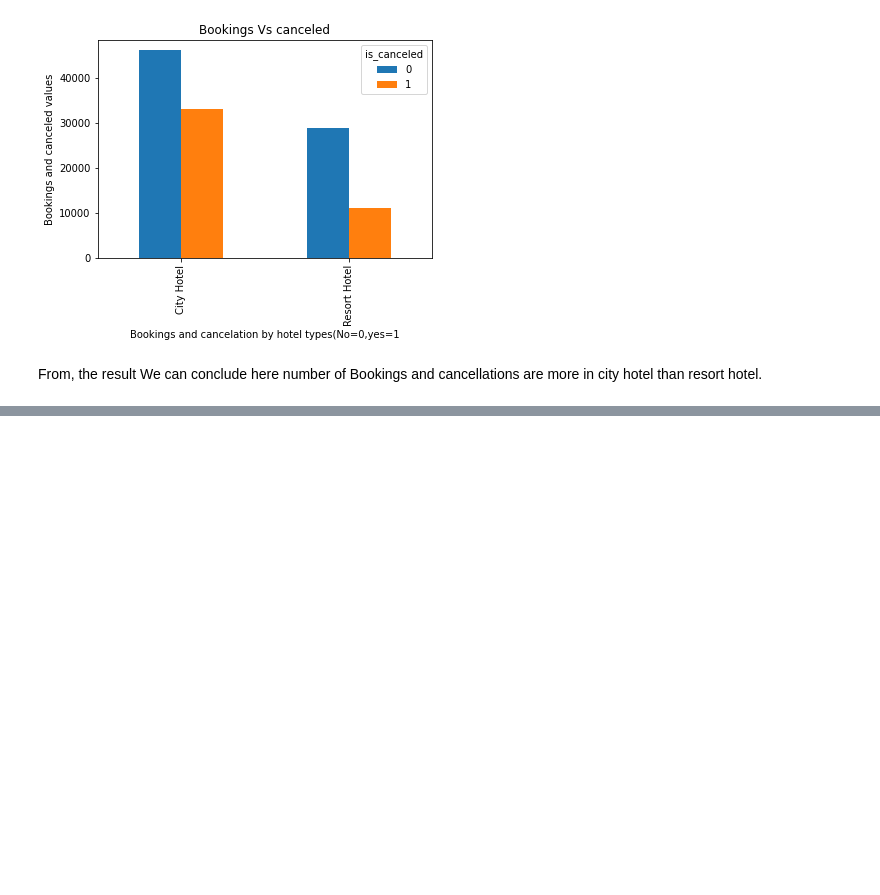
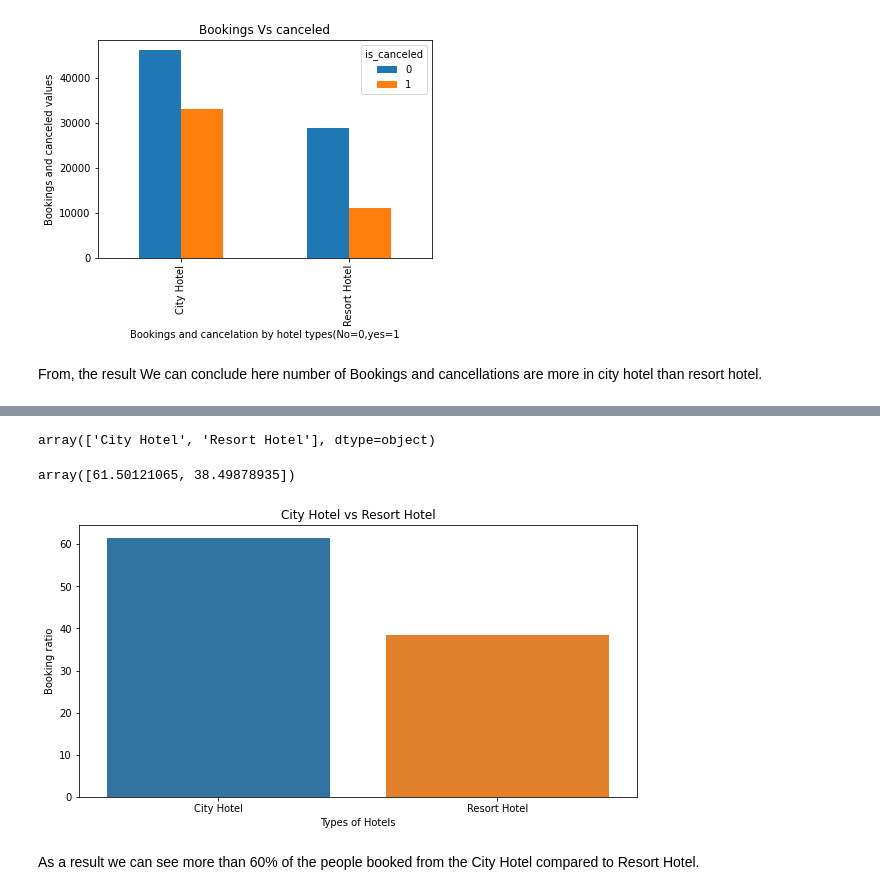
Before and after one commit to Nishajha2/Hotel-Booking-Analysis-Capstone-Project-1, a Jupyter notebook: Copy_of_Hotel_Booking_Analysis_Capstone_Project.ipynb, the cells around one changed output, grey strips where cells are left out. Saved outputs shown, nothing was run; the diff lists cells and outputs as text; code cells hidden in the pictures; blank space fills up the shorter version.

```diff
--- a/Copy_of_Hotel_Booking_Analysis_Capstone_Project.ipynb
+++ b/Copy_of_Hotel_Booking_Analysis_Capstone_Project.ipynb
@@ -179,0 +182,4 @@ From, the result We can conclude here number of Bookings and cancellations are m
+# %%
+#extracting the bookings numbers from  Column_required
+Booking_df = Column_required[Column_required['is_canceled'] == 0]
+Booking_df
@@ -179,0 +200,25 @@ From, the result We can conclude here number of Bookings and cancellations are m
+# %%
+# x,y = get_count(Booking_df['hotel'])
+z = Booking_df['hotel'].value_counts()
+x = z.index
+y = z/z.sum()*100
+# %%
+x.values
+# %% [output]
+array(['City Hotel', 'Resort Hotel'], dtype=object)
+# %%
+y.values
+# %% [output]
+array([61.50121065, 38.49878935])
+# %%
+# Here, we Visualizing the results of x and y by using bar plot
+plt.figure(figsize=(10,5))
+sns.barplot(x.values,y.values)
+plt.xlabel('Types of Hotels')
+plt.ylabel('Booking ratio')
+plt.title('City Hotel vs Resort Hotel')
+plt.show()
+# %% [output]
+[figure, added]
+# %% [markdown]
+As a result we can see more than 60% of the people booked from the City Hotel compared to Resort Hotel.
```
Also changed, not shown: parts of 2 cells of this notebook.
